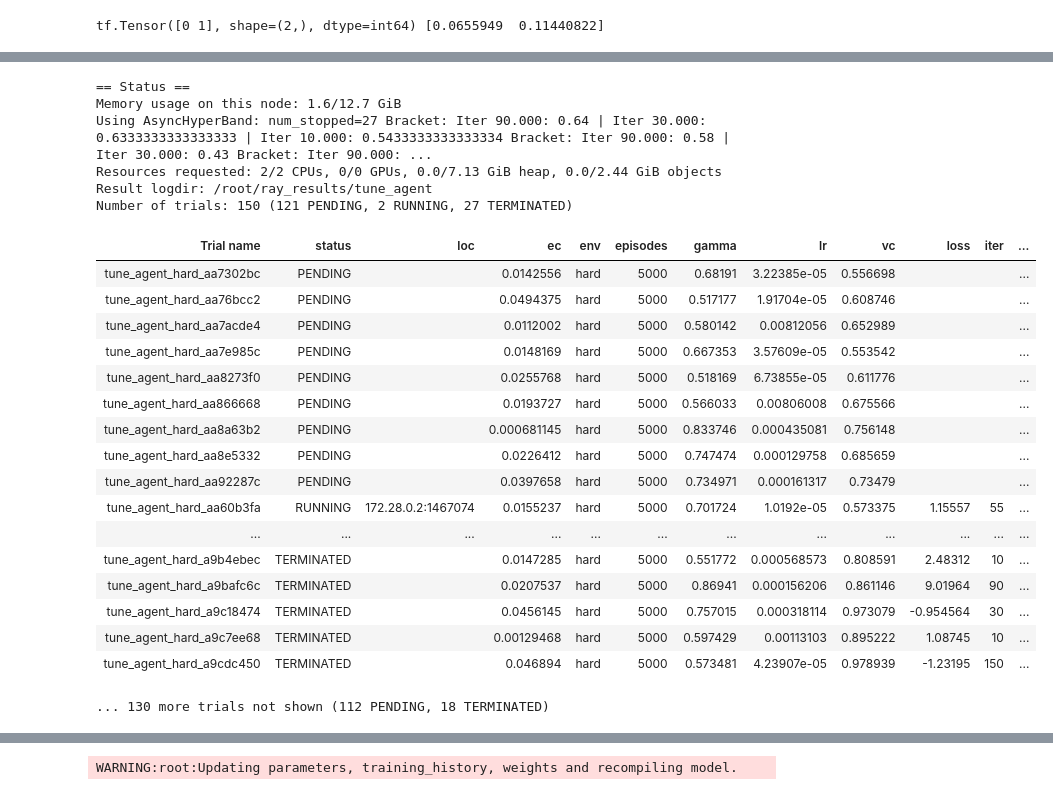
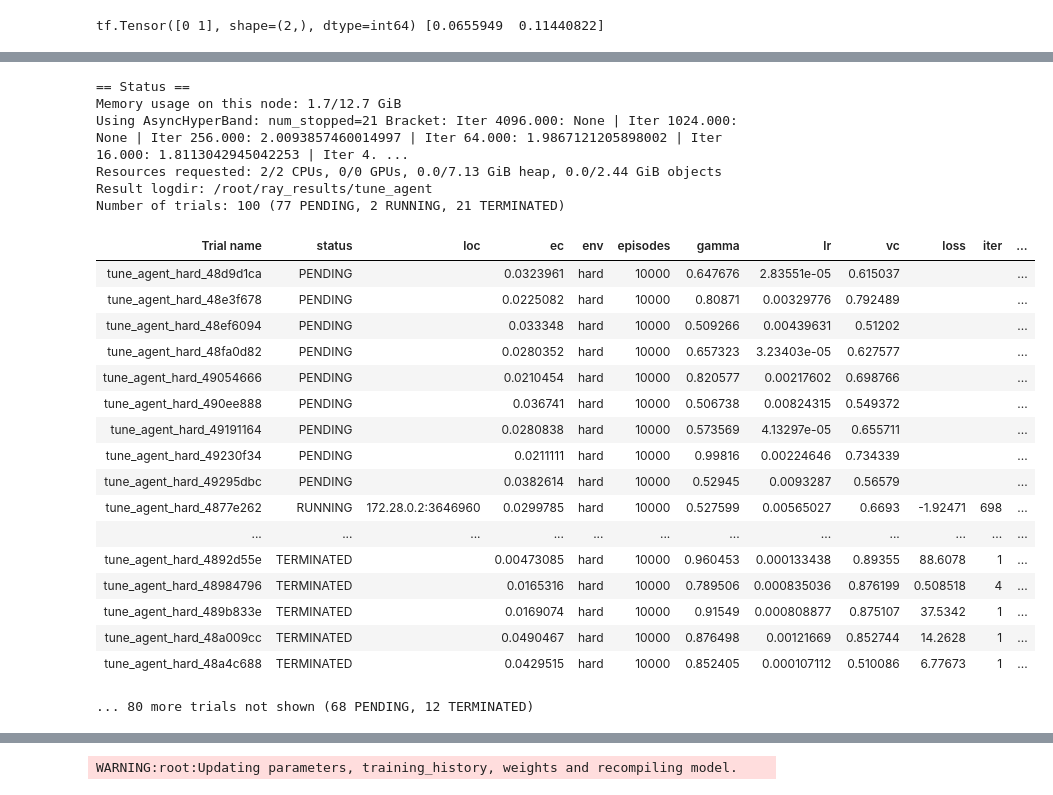
Before and after one commit to Kortelange/meta-reinforcement-learning, a Jupyter notebook: a2c_meta-bandits.ipynb, the cells around one changed output, grey strips where cells are left out. Drawn from its saved outputs; the diff is of its cells as text; code cells hidden in the pictures.

```diff
--- a/a2c_meta-bandits.ipynb
+++ b/a2c_meta-bandits.ipynb
@@ -527,7 +527,8 @@ ValueError: ignored
 # based on this tutorial: https://medium.com/riselab/cutting-edge-hyperparameter-tuning-with-ray-tune-be6c0447afdf
 # and this notebook: https://colab.research.google.com/github/ray-project/tutorial/blob/master/tune_exercises/exercise_1_basics.ipynb
 
-# this is as done in the notebook
+# this is as done in the notebook above but with more values reported
+# the reported values can be used to optimise later
 class TuneReporterCallback(keras.callbacks.Callback):
     """Tune Callback for Keras.
 
@@ -544,7 +545,8 @@ class TuneReporterCallback(keras.callbacks.Callback):
                     mean_loss=logs.get("loss"),
                     accuracy = logs.get('accuracy'),
                     mean_reward = logs['mean_reward'],
-                    cum_regret = logs['cum_regret'])
+                    late_regret = logs['late_regret'],
+                    running_loss = logs['running_loss'])
 
 # agent for ray
 class RayAgent(Agent):
@@ -566,6 +568,8 @@ class RayAgent(Agent):
 
         # set a value for previous loss, use this to save agents that have a lower loss-function
         previous_loss = 1E10 #start with a really high value
+        #calculate runninng mean of loss
+        running_loss = 0
         for episode in tqdm(range(episodes)):
             actions, rewards, values, observations, env = self.run_episode()
             self.training_history.append(np.sum(rewards))
@@ -591,8 +595,13 @@ class RayAgent(Agent):
             previous_loss = abs(losses[0])
             equals = actions == np.argmax(env.bandit)
             accuracy = equals.mean()
+            running_loss = (losses[0] + running_loss*(episode))/(episode + 1)
             regret = env.bandit.max() - equals*env.bandit.max()-np.invert(equals)*env.bandit.min()
-            self.tunereporter.on_epoch_end(episode, {'loss': losses[0], 'mean_reward': rewards.mean(), 'accuracy':accuracy, 'cum_regret': np.sum(regret)})
+            self.tunereporter.on_epoch_end(episode, {'loss': losses[0],
+                                                     'mean_reward': rewards.mean(),
+                                                     'accuracy':accuracy,
+                                                     'late_regret': np.sum(regret[-20:]),
+                                                     'running_loss': running_loss})
             # self.model.save(f'model{episode}')
 
             logging.debug(f"[{episode + 1:d}/{episodes:d}] Losses: {losses}")
@@ -602,7 +611,7 @@ class RayAgent(Agent):
 
 # a function to load the best agent from an analysis
 # also note that the storage of self.data_path has been changed slightly in the Agent class
-def load_best_agent(logdir,env, name = None):
+def load_tune_agent(logdir,env, name = None):
     data_path = Path(logdir)
     if name == None:
         a = RayAgent(Model, env_name = env, data_path = data_path)
@@ -636,69 +632,70 @@ from ray.tune.schedulers import ASHAScheduler
 from hyperopt import hp
 from ray.tune.suggest.hyperopt import HyperOptSearch
 
-space = {
-    # "lr": hp.loguniform("lr", 1e-10, 0.1),
-    # "momentum": hp.uniform("momentum", 0.1, 0.9),
-}
-
-
-
-# analysis = tune.run(train_mnist, num_samples=10, search_alg=hyperopt_search)
+# here the values can certainly be optimised
 hyperparameter_space = {
                         'lr': hp.loguniform('lr', np.log(0.00001), np.log(0.01)),
                         'gamma': hp.uniform('gamma',0.5,1),
                         'env': 'hard',
                         'vc': hp.uniform('vc', 0.5,1),
                         'ec': hp.uniform('ec', 0,0.05),
-                        'episodes': 5000}  # TODO: Fill me out.
-hyperopt_search = HyperOptSearch(hyperparameter_space, metric = "cum_regret", mode="min")
+                        'episodes': 10000}
+
+# not sure about this one either, alternativelivy could use grid search with: tune.grid_search(list of values)
+hyperopt_search = HyperOptSearch(hyperparameter_space, metric = "late_regret", mode="min")
 # obviously env and episodes are not hyperparameters but I just put them in there to update all in one go.
-num_samples = 150  # TODO: Fill me out.
+num_samples = 100
+
 
 ####################################################################################################
 ################ This is just a validation function for tutorial purposes only. ####################
 HP_KEYS = ["lr", "gamma", "env", 'vc', 'ec']
 assert all(key in hyperparameter_space for key in HP_KEYS), (
     "The hyperparameter space is not fully designated. It must include all of {}".format(HP_KEYS))
 ######################################################################################################
 
 ray.shutdown()  # Restart Ray defensively in case the ray connection is lost.
 ray.init(log_to_driver=False)
 # We clean out the logs before running for a clean visualization later.
 # this line is obviously 'dangerous' and might be smart to remove later on.
 ! rm -rf ~/ray_results/tune_agent
 
+# here the values can for sure be picked better as well
+scheduler = ASHAScheduler(metric= 'running_loss',
+                          mode = 'min', grace_period = 1,
+                          brackets=1, reduction_factor =4,
+                          max_t = hyperparameter_space['episodes'])
 analysis = tune.run(
     tune_agent,
     verbose=1,
     config=hyperparameter_space,
     search_alg = hyperopt_search,
-    scheduler = ASHAScheduler(metric= 'cum_regret', mode = 'min', grace_period = 10, brackets=3, reduction_factor =3, max_t = hyperparameter_space['episodes']),
+    scheduler = scheduler,
     num_samples=num_samples)
 
 # assert len(analysis.trials) == num_samples, "Did you set the correct number of samples?"
 # %% [output]
 == Status ==
-Memory usage on this node: 1.6/12.7 GiB
-Using AsyncHyperBand: num_stopped=27 Bracket: Iter 90.000: 0.64 | Iter 30.000: 0.6333333333333333 | Iter 10.000: 0.5433333333333334 Bracket: Iter 90.000: 0.58 | Iter 30.000: 0.43 Bracket: Iter 90.000: ...
+Memory usage on this node: 1.7/12.7 GiB
+Using AsyncHyperBand: num_stopped=21 Bracket: Iter 4096.000: None | Iter 1024.000: None | Iter 256.000: 2.0093857460014997 | Iter 64.000: 1.9867121205898002 | Iter 16.000: 1.8113042945042253 | Iter 4. ...
 Resources requested: 2/2 CPUs, 0/0 GPUs, 0.0/7.13 GiB heap, 0.0/2.44 GiB objects
 Result logdir: /root/ray_results/tune_agent
-Number of trials: 150 (121 PENDING, 2 RUNNING, 27 TERMINATED)
+Number of trials: 100 (77 PENDING, 2 RUNNING, 21 TERMINATED)
 | Trial name | status | loc | ec | env | episodes | gamma | lr | vc | loss | iter | ... |
-| tune_agent_hard_aa7302bc | PENDING |  | 0.0142556 | hard | 5000 | 0.68191 | 3.22385e-05 | 0.556698 |  |  | ... |
-| tune_agent_hard_aa76bcc2 | PENDING |  | 0.0494375 | hard | 5000 | 0.517177 | 1.91704e-05 | 0.608746 |  |  | ... |
-| tune_agent_hard_aa7acde4 | PENDING |  | 0.0112002 | hard | 5000 | 0.580142 | 0.00812056 | 0.652989 |  |  | ... |
-| tune_agent_hard_aa7e985c | PENDING |  | 0.0148169 | hard | 5000 | 0.667353 | 3.57609e-05 | 0.553542 |  |  | ... |
-| tune_agent_hard_aa8273f0 | PENDING |  | 0.0255768 | hard | 5000 | 0.518169 | 6.73855e-05 | 0.611776 |  |  | ... |
-| tune_agent_hard_aa866668 | PENDING |  | 0.0193727 | hard | 5000 | 0.566033 | 0.00806008 | 0.675566 |  |  | ... |
-| tune_agent_hard_aa8a63b2 | PENDING |  | 0.000681145 | hard | 5000 | 0.833746 | 0.000435081 | 0.756148 |  |  | ... |
-| tune_agent_hard_aa8e5332 | PENDING |  | 0.0226412 | hard | 5000 | 0.747474 | 0.000129758 | 0.685659 |  |  | ... |
-| tune_agent_hard_aa92287c | PENDING |  | 0.0397658 | hard | 5000 | 0.734971 | 0.000161317 | 0.73479 |  |  | ... |
-| tune_agent_hard_aa60b3fa | RUNNING | 172.28.0.2:1467074 | 0.0155237 | hard | 5000 | 0.701724 | 1.0192e-05 | 0.573375 | 1.15557 | 55 | ... |
+| tune_agent_hard_48d9d1ca | PENDING |  | 0.0323961 | hard | 10000 | 0.647676 | 2.83551e-05 | 0.615037 |  |  | ... |
+| tune_agent_hard_48e3f678 | PENDING |  | 0.0225082 | hard | 10000 | 0.80871 | 0.00329776 | 0.792489 |  |  | ... |
+| tune_agent_hard_48ef6094 | PENDING |  | 0.033348 | hard | 10000 | 0.509266 | 0.00439631 | 0.51202 |  |  | ... |
+| tune_agent_hard_48fa0d82 | PENDING |  | 0.0280352 | hard | 10000 | 0.657323 | 3.23403e-05 | 0.627577 |  |  | ... |
+| tune_agent_hard_49054666 | PENDING |  | 0.0210454 | hard | 10000 | 0.820577 | 0.00217602 | 0.698766 |  |  | ... |
+| tune_agent_hard_490ee888 | PENDING |  | 0.036741 | hard | 10000 | 0.506738 | 0.00824315 | 0.549372 |  |  | ... |
+| tune_agent_hard_49191164 | PENDING |  | 0.0280838 | hard | 10000 | 0.573569 | 4.13297e-05 | 0.655711 |  |  | ... |
+| tune_agent_hard_49230f34 | PENDING |  | 0.0211111 | hard | 10000 | 0.99816 | 0.00224646 | 0.734339 |  |  | ... |
+| tune_agent_hard_49295dbc | PENDING |  | 0.0382614 | hard | 10000 | 0.52945 | 0.0093287 | 0.56579 |  |  | ... |
+| tune_agent_hard_4877e262 | RUNNING | 172.28.0.2:3646960 | 0.0299785 | hard | 10000 | 0.527599 | 0.00565027 | 0.6693 | -1.92471 | 698 | ... |
 | ... | ... | ... | ... | ... | ... | ... | ... | ... | ... | ... | ... |
-| tune_agent_hard_a9b4ebec | TERMINATED |  | 0.0147285 | hard | 5000 | 0.551772 | 0.000568573 | 0.808591 | 2.48312 | 10 | ... |
-| tune_agent_hard_a9bafc6c | TERMINATED |  | 0.0207537 | hard | 5000 | 0.86941 | 0.000156206 | 0.861146 | 9.01964 | 90 | ... |
-| tune_agent_hard_a9c18474 | TERMINATED |  | 0.0456145 | hard | 5000 | 0.757015 | 0.000318114 | 0.973079 | -0.954564 | 30 | ... |
-| tune_agent_hard_a9c7ee68 | TERMINATED |  | 0.00129468 | hard | 5000 | 0.597429 | 0.00113103 | 0.895222 | 1.08745 | 10 | ... |
-| tune_agent_hard_a9cdc450 | TERMINATED |  | 0.046894 | hard | 5000 | 0.573481 | 4.23907e-05 | 0.978939 | -1.23195 | 150 | ... |
+| tune_agent_hard_4892d55e | TERMINATED |  | 0.00473085 | hard | 10000 | 0.960453 | 0.000133438 | 0.89355 | 88.6078 | 1 | ... |
+| tune_agent_hard_48984796 | TERMINATED |  | 0.0165316 | hard | 10000 | 0.789506 | 0.000835036 | 0.876199 | 0.508518 | 4 | ... |
+| tune_agent_hard_489b833e | TERMINATED |  | 0.0169074 | hard | 10000 | 0.91549 | 0.000808877 | 0.875107 | 37.5342 | 1 | ... |
+| tune_agent_hard_48a009cc | TERMINATED |  | 0.0490467 | hard | 10000 | 0.876498 | 0.00121669 | 0.852744 | 14.2628 | 1 | ... |
+| tune_agent_hard_48a4c688 | TERMINATED |  | 0.0429515 | hard | 10000 | 0.852405 | 0.000107112 | 0.510086 | 6.77673 | 1 | ... |
-... 130 more trials not shown (112 PENDING, 18 TERMINATED)
+... 80 more trials not shown (68 PENDING, 12 TERMINATED)
```
Also changed, not shown: parts of 6 cells of this notebook.
